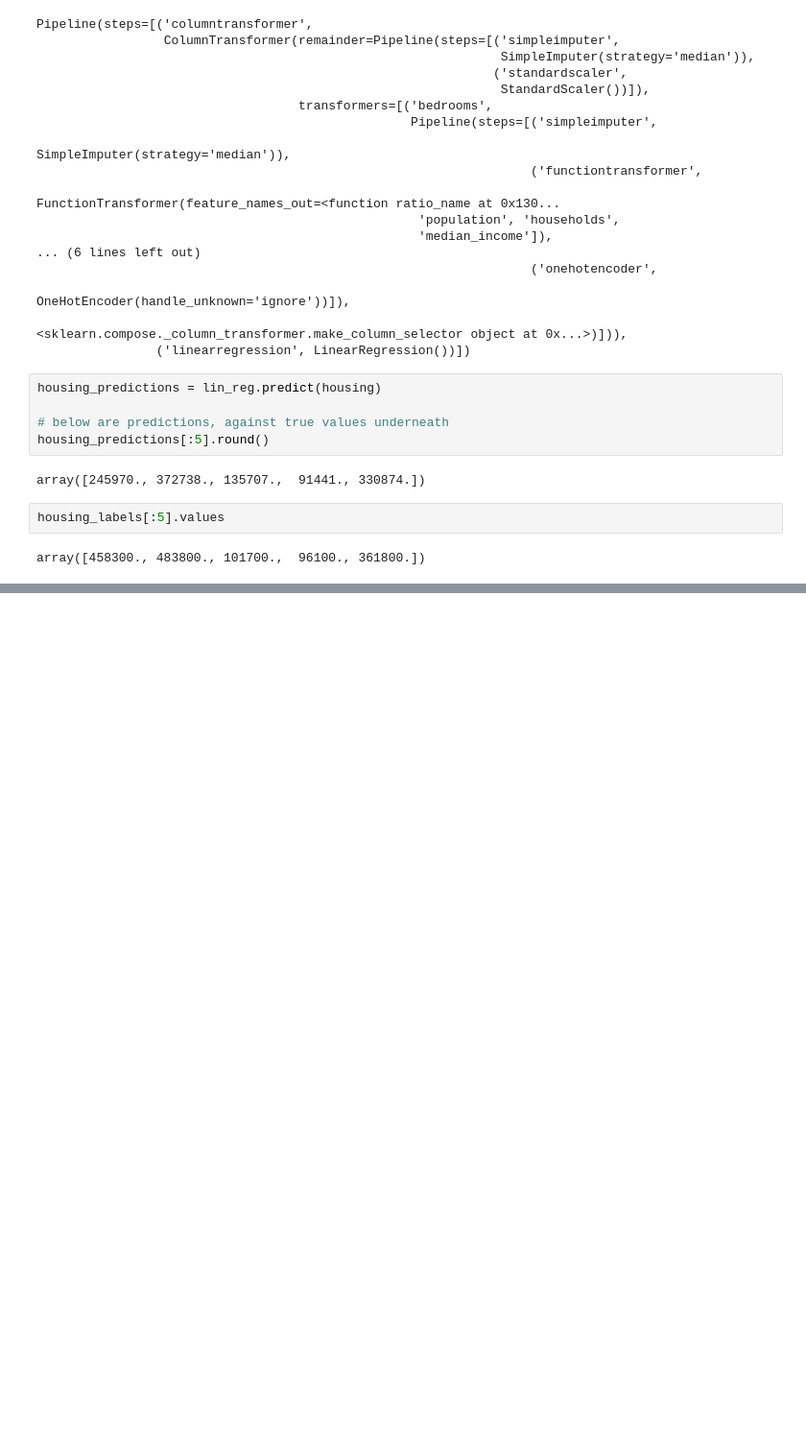
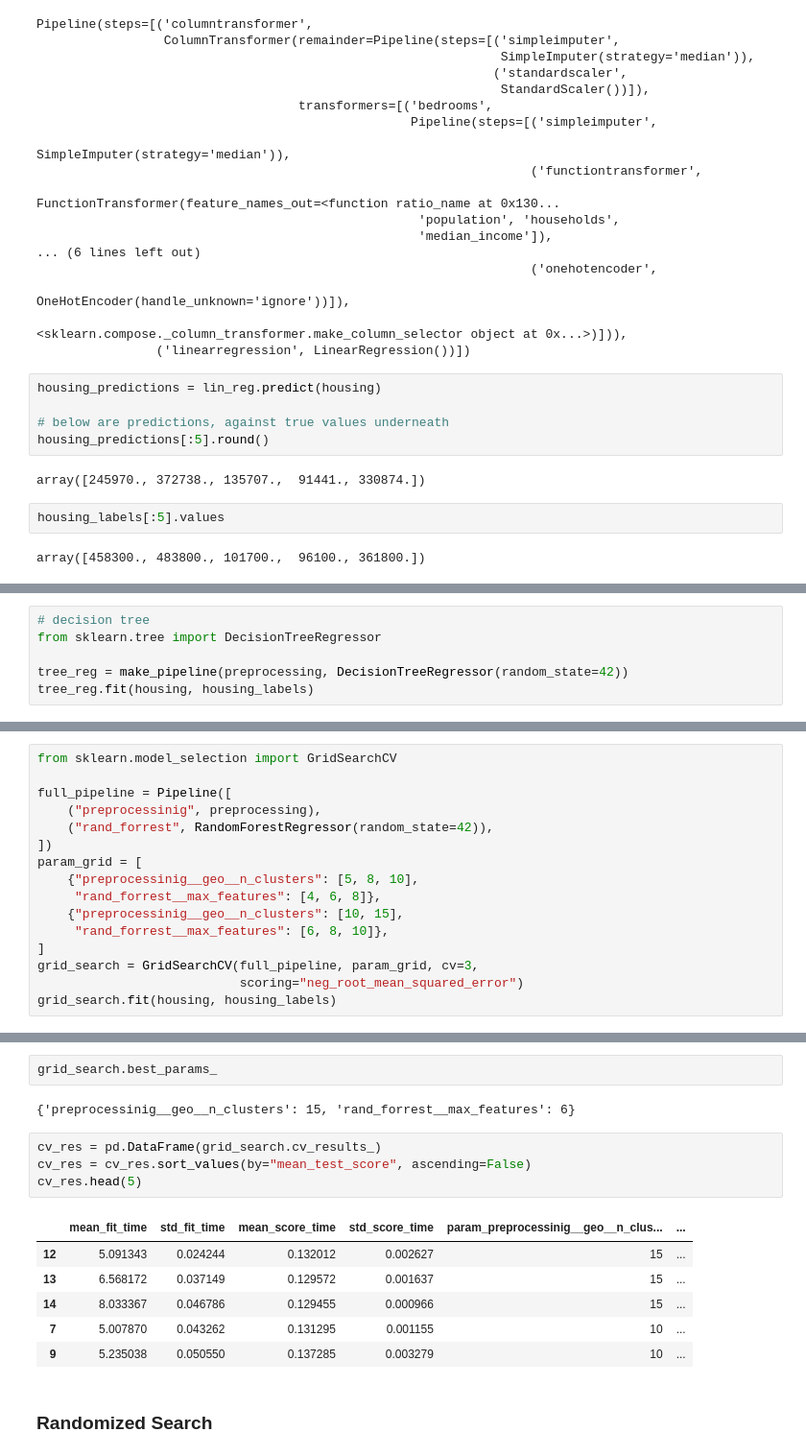
Before and after one commit to masaki-norton/homl, a Jupyter notebook: 02.ipynb, the cells around one changed output, grey strips where cells are left out. Shown at 96% size. Cells and saved outputs as stored; diff of their text form; blank space fills up the shorter version.

```diff
--- a/02.ipynb
+++ b/02.ipynb
@@ -664,3 +662,9 @@ lin_rmse = mean_squared_error(housing_labels, housing_predictions, squared=False
 lin_rmse
 # %% [output]
 68972.88910758485
+# %%
+# decision tree
+from sklearn.tree import DecisionTreeRegressor
+
+tree_reg = make_pipeline(preprocessing, DecisionTreeRegressor(random_state=42))
+tree_reg.fit(housing, housing_labels)
@@ -666,0 +735,16 @@ lin_rmse
+# %%
+from sklearn.model_selection import GridSearchCV
+
+full_pipeline = Pipeline([
+    ("preprocessinig", preprocessing),
+    ("rand_forrest", RandomForestRegressor(random_state=42)),
+])
+param_grid = [
+    {"preprocessinig__geo__n_clusters": [5, 8, 10],
+     "rand_forrest__max_features": [4, 6, 8]},
+    {"preprocessinig__geo__n_clusters": [10, 15],
+     "rand_forrest__max_features": [6, 8, 10]},
+]
+grid_search = GridSearchCV(full_pipeline, param_grid, cv=3,
+                           scoring="neg_root_mean_squared_error")
+grid_search.fit(housing, housing_labels)
@@ -666,0 +771,17 @@ lin_rmse
+# %%
+grid_search.best_params_
+# %% [output]
+{'preprocessinig__geo__n_clusters': 15, 'rand_forrest__max_features': 6}
+# %%
+cv_res = pd.DataFrame(grid_search.cv_results_)
+cv_res = cv_res.sort_values(by="mean_test_score", ascending=False)
+cv_res.head(5)
+# %% [output]
+|  | mean_fit_time | std_fit_time | mean_score_time | std_score_time | param_preprocessinig__geo__n_clus... | ... |
+| 12 | 5.091343 | 0.024244 | 0.132012 | 0.002627 | 15 | ... |
+| 13 | 6.568172 | 0.037149 | 0.129572 | 0.001637 | 15 | ... |
+| 14 | 8.033367 | 0.046786 | 0.129455 | 0.000966 | 15 | ... |
+| 7 | 5.007870 | 0.043262 | 0.131295 | 0.001155 | 10 | ... |
+| 9 | 5.235038 | 0.050550 | 0.137285 | 0.003279 | 10 | ... |
+# %% [markdown]
+### Randomized Search
```
Also changed, not shown: parts of 11 cells of this notebook.
